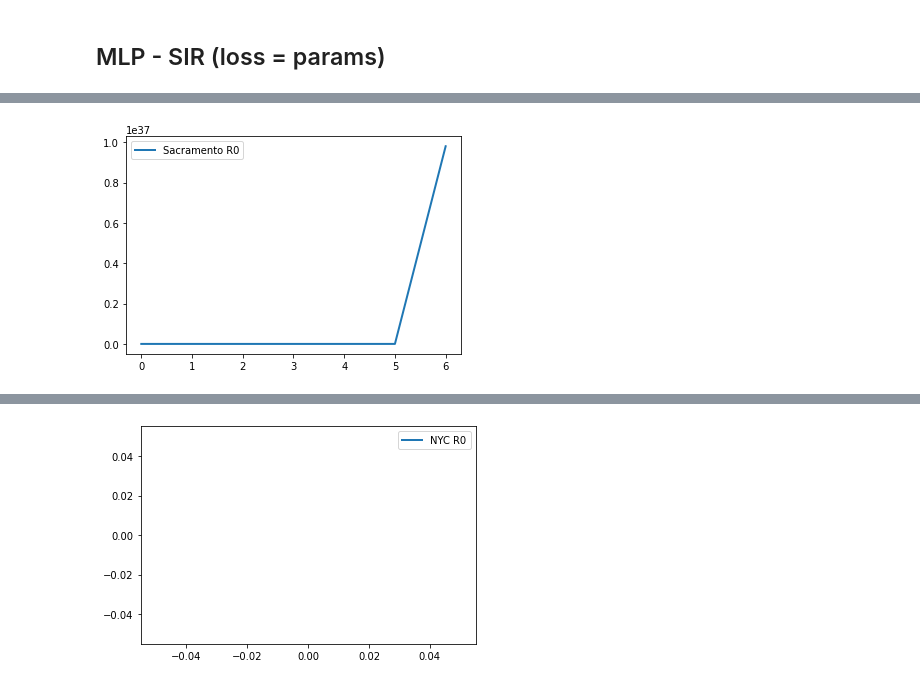
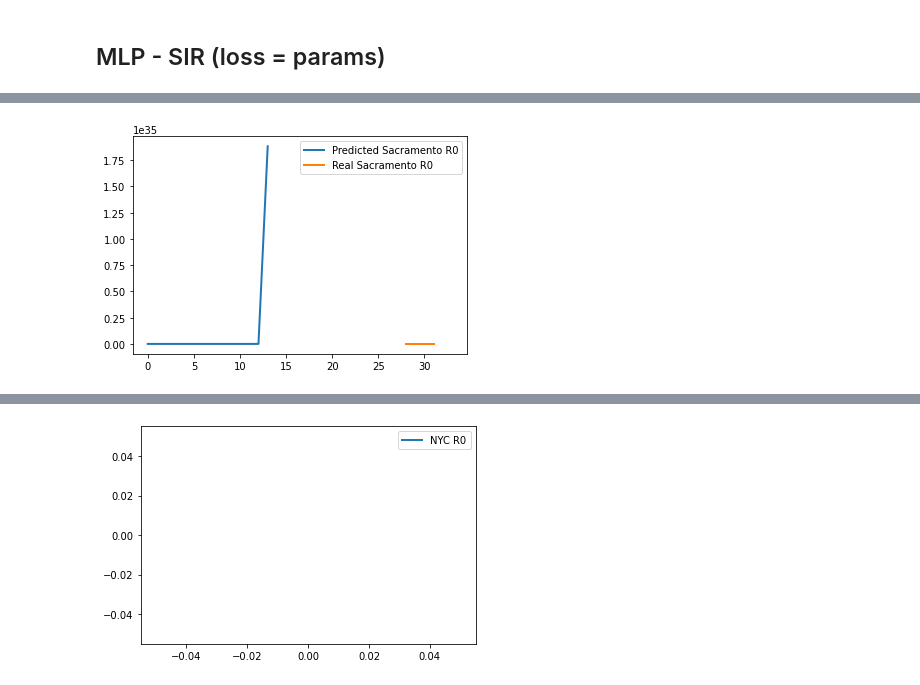
Before and after one commit to yiguanz/epidemic, a Jupyter notebook: covid19-severity-prediction/R0.ipynb, the cells around one changed output, grey strips where cells are left out. Saved outputs shown, nothing was run; the diff lists cells and outputs as text; code cells hidden in the pictures.

```diff
--- a/covid19-severity-prediction/R0.ipynb
+++ b/covid19-severity-prediction/R0.ipynb
@@ -436,2 +439,22 @@ epoch=999, loss=0.035, validation loss = 0.011, test loss=0.008, test mse = 1587
 # %% [markdown]
 ## MLP - SIR (loss = params)
+# %%
+# For debugging
+hidden_size = 100
+learning_rate = 0.00000005
+num_epochs = 1000
+batch_size = 1000
+output_size = 2
+
+device = th.device('cuda:0')
+input_size = train_past_cases_1d[0].shape[1] + attrs.shape[1]
+mlp_sir = Net_SIR(input_size, hidden_size, output_size)
+# Move model to GPU
+mlp_sir = mlp_sir.to(device)
+
+optimizer = th.optim.Adam(mlp_sir.parameters(), lr=learning_rate)
+
+idx = 0
+batch = th.cat([train_past_cases_1d[idx], attrs], dim=1)
+vals = mlp_sir(batch)
+loss = th.mean(100*(train_labels_gamma_1d[idx] - vals[:,0].view(3142,1))**2 + (train_labels_beta_1d[idx] - vals[:,1].view(3142,1))**2)
@@ -438,7 +463,7 @@ epoch=999, loss=0.035, validation loss = 0.011, test loss=0.008, test mse = 1587
 # %%
 hidden_size = 100
-learning_rate = 0.0000005
-num_epochs = 1000
+learning_rate = 0.00000005
+num_epochs = 5000
 batch_size = 1000
 output_size = 2
 
@@ -522,7 +547,7 @@ for epoch in range(num_epochs):
         batch = th.cat([train_past_cases_1d[idx], attrs], dim=1)
         th.manual_seed(1)
         vals = mlp_sir(batch)
-        loss = th.mean((train_labels_gamma_1d[idx] - vals[:,0])**2 + (train_labels_beta_1d[idx] - vals[:,1])**2)
+        loss = th.mean(10000*(train_labels_gamma_1d[idx] - vals[:,0])**2 + (train_labels_beta_1d[idx] - vals[:,1])**2)
         loss.backward(retain_graph=True)
         optimizer.step()
         losses.append(loss.detach().cpu().numpy())
@@ -544,7 +569,7 @@ for epoch in range(num_epochs):
             eval_labels_deaths = valid_labels_deaths_1d[idx]
             eval_I_new, eval_D_new = sir_1d_output(eval_vals, eval_I, eval_D)
             err = my_msle_ID(eval_I_new, eval_D_new, eval_labels_cases, eval_labels_deaths)
-            eval_loss = th.mean((valid_labels_gamma_1d[idx] - eval_vals[:,0])**2 + (valid_labels_beta_1d[idx] - eval_vals[:,1])**2)
+            eval_loss = th.mean(10000*(valid_labels_gamma_1d[idx] - eval_vals[:,0])**2 + (valid_labels_beta_1d[idx] - eval_vals[:,1])**2)
             eval_errs.append(err.cpu().numpy())
             eval_loss1.append(eval_loss.cpu().numpy())
 
@@ -561,7 +586,7 @@ for epoch in range(num_epochs):
             test_errs.append(test_err.cpu().numpy())
             test_mses.append(test_mse.cpu().numpy())
             test_maes.append(test_mae.cpu().numpy())
-            test_loss = th.mean((test_labels_gamma_1d[idx] - test_vals[:,0])**2 + (test_labels_beta_1d[idx] - test_vals[:,1])**2)
+            test_loss = th.mean(10000*(test_labels_gamma_1d[idx] - test_vals[:,0])**2 + (test_labels_beta_1d[idx] - test_vals[:,1])**2)
             test_loss1.append(test_loss.cpu().numpy())
         print('epoch={}, loss={:.3f}, validation loss = {:.3f}, test loss={:.3f}, test mse = {:.3f}, test mae = {:.3f}'.format(epoch, np.mean(losses), np.mean(eval_loss1), np.mean(test_loss1), np.mean(test_mses), np.mean(test_maes)))
         # print('epoch={}, loss={:.3f}, test loss={:.3f}'.format(epoch, np.mean(losses), np.mean(eval_errs)))
@@ -652,3 +668,0 @@ tensor(0., device='cuda:0')
-# %%
-for i,j in zip(beta_Sacramento, gamma_Sacramento):
-    print(i,j)
@@ -672,0 +669,3 @@ tensor(1., device='cuda:0') tensor(0., device='cuda:0')
+# %%
+train_R0_NYC = [beta_lst[4][i]/gamma_lst[4][i] for i in range(34)]
+train_R0_Sacramento = [beta_lst[202][i]/gamma_lst[202][i] for i in range(34)]
@@ -673,14 +692,13 @@ tensor(1., device='cuda:0') tensor(0., device='cuda:0')
 # %%
-import PIL
-import matplotlib.pyplot as plt
-
 x = range(len(R0_Sacramento))
 y1 = R0_Sacramento
-plt.plot(x, y1, ls="-", lw=2, label="Sacramento R0")
+y2 = train_R0_Sacramento
+plt.plot(x, y1, ls="-", lw=2, label="Predicted Sacramento R0")
+plt.plot(x, y2, ls="-", lw=2, label="Real Sacramento R0")
 plt.legend()
 plt.show()
 # %% [output]
-[figure, old version]
+[figure, new version]
 # %%
 pred_vals = []
 for i in range(len(train_past_cases_1d)):
```
Also changed, not shown: parts of 31 cells of this notebook.
